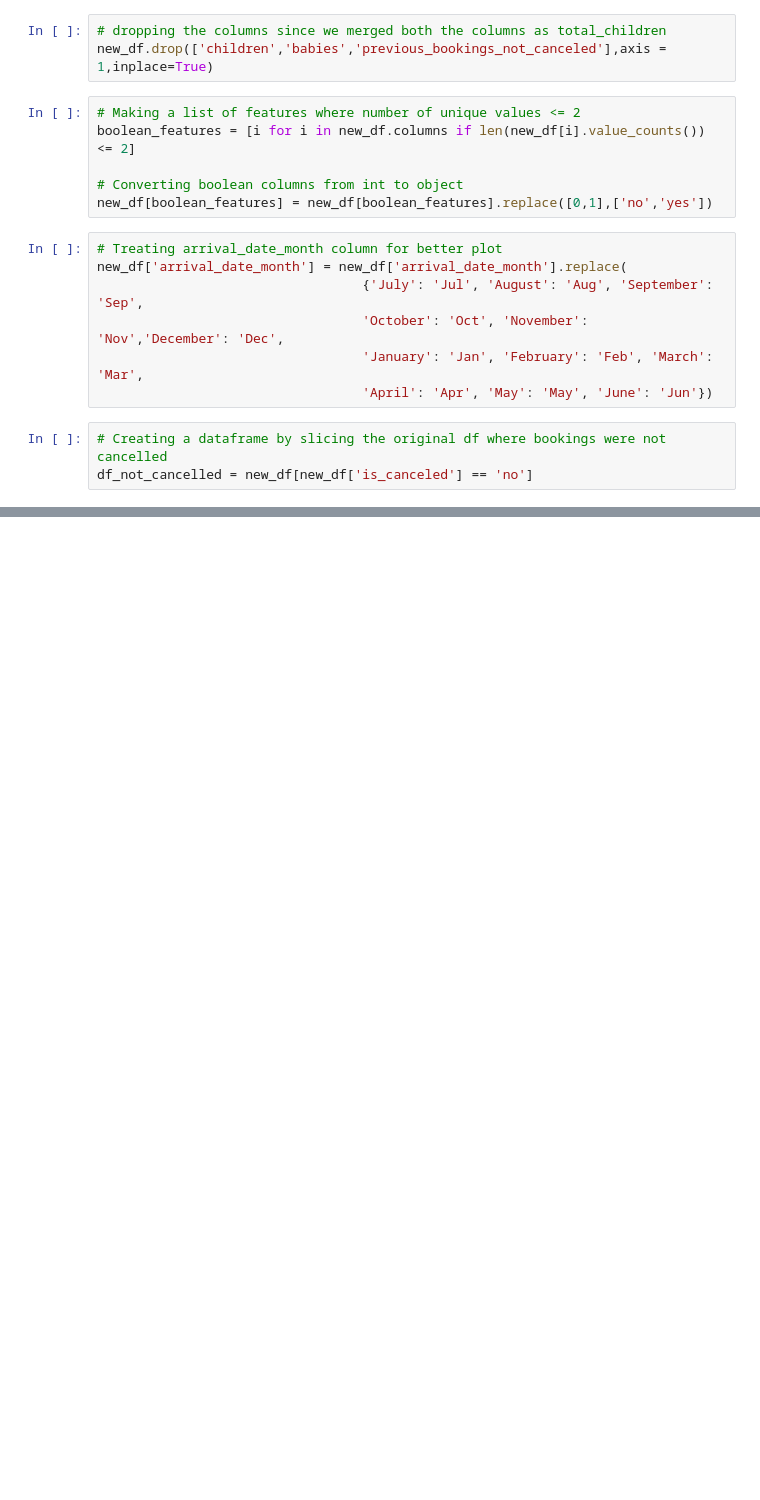
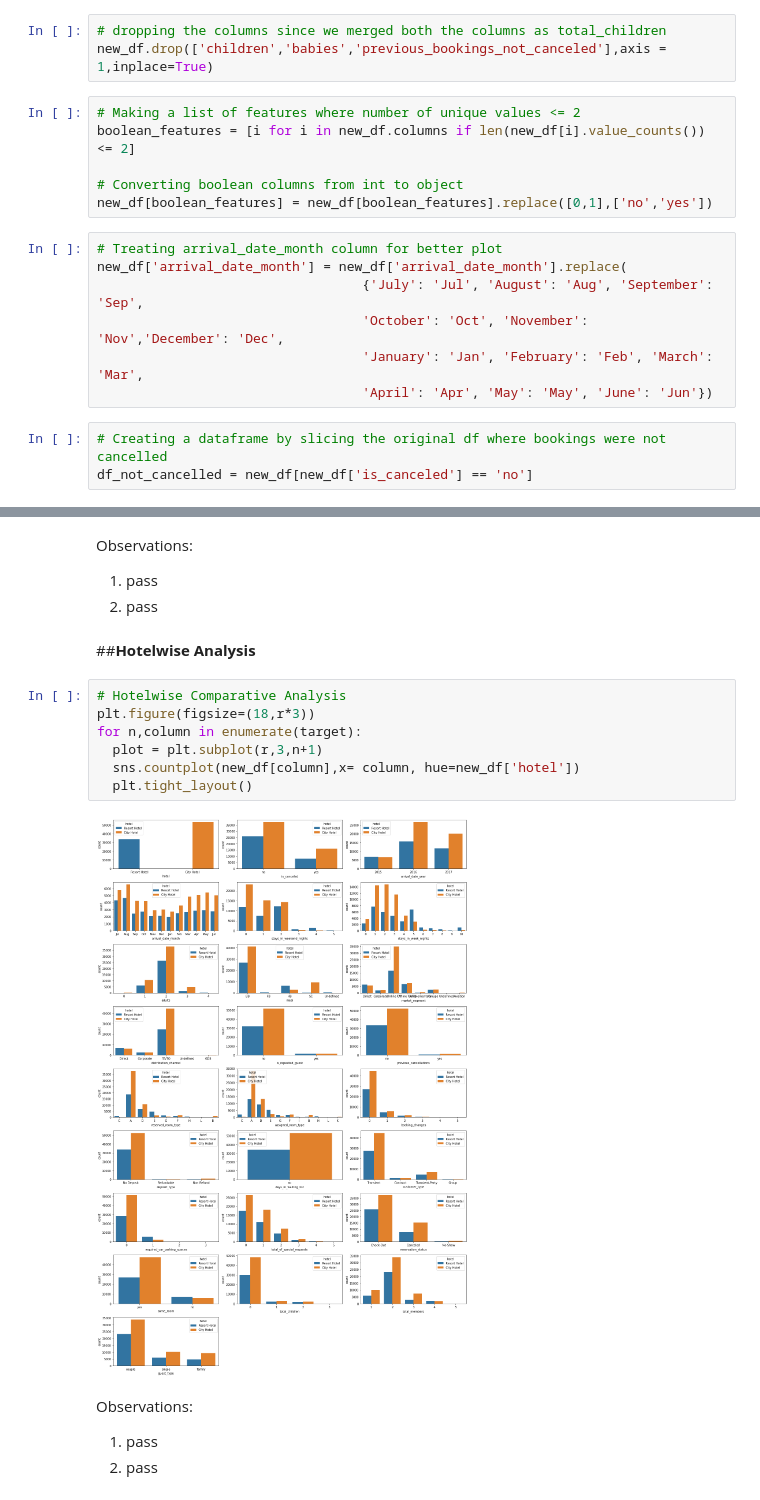
Before and after one commit to s-kp/CapstoneProject-EDA, a Jupyter notebook: Hotel_Booking_Analysis_Capstone_Project.ipynb, the cells around one changed output, grey strips where cells are left out. Saved outputs shown, nothing was run; the diff lists cells and outputs as text; blank space fills up the shorter version.

```diff
--- a/Hotel_Booking_Analysis_Capstone_Project.ipynb
+++ b/Hotel_Booking_Analysis_Capstone_Project.ipynb
@@ -260,0 +294,21 @@ new_df.head()
+# %% [markdown]
+Observations:
+1. pass
+2. pass
+# %% [markdown]
+
+
+##**Hotelwise Analysis**
+# %%
+# Hotelwise Comparative Analysis
+plt.figure(figsize=(18,r*3))
+for n,column in enumerate(target):
+  plot = plt.subplot(r,3,n+1)
+  sns.countplot(new_df[column],x= column, hue=new_df['hotel'])
+  plt.tight_layout()
+# %% [output]
+[figure, added]
+# %% [markdown]
+Observations:
+1. pass
+2. pass
```
Also changed, not shown: parts of 6 cells of this notebook.
